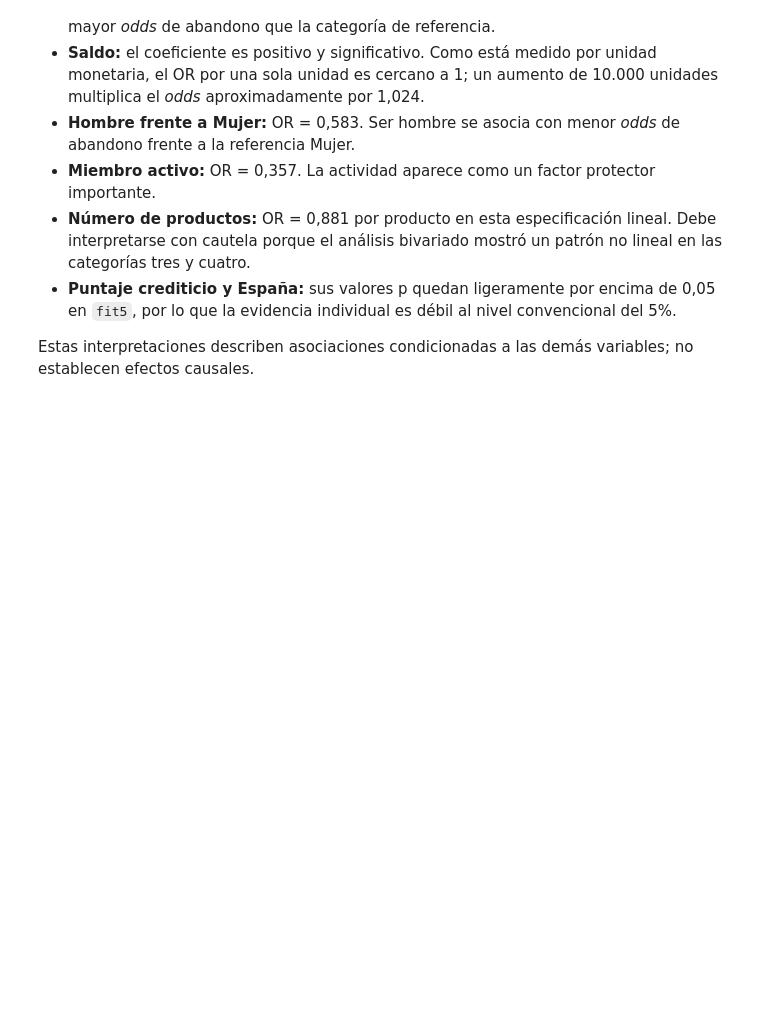
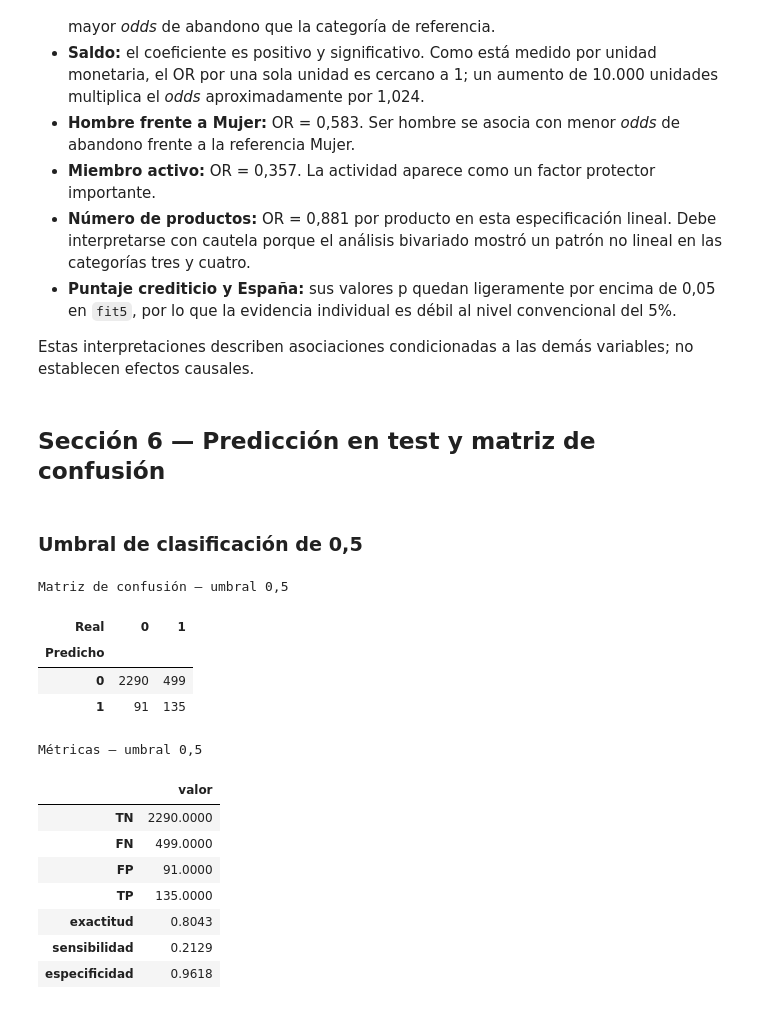
Before and after one commit to martinfgaleano-crypto/Taller_Regresion_Logistica, a Jupyter notebook: Taller_Abandono_Producto_Financiero.ipynb, the cells around one changed output. Cells and saved outputs as stored; diff of their text form; code cells hidden in the pictures; blank space fills up the shorter version.

Commit message:
Punto 6: matriz de confusion e indicadores

```diff
--- a/Taller_Abandono_Producto_Financiero.ipynb
+++ b/Taller_Abandono_Producto_Financiero.ipynb
@@ -655,3 +655,56 @@ Se selecciona `fit5`. Su AIC es **5.949,81**, el menor de los seis modelos. El m
 - **Puntaje crediticio y España:** sus valores p quedan ligeramente por encima de 0,05 en `fit5`, por lo que la evidencia individual es débil al nivel convencional del 5%.
 
 Estas interpretaciones describen asociaciones condicionadas a las demás variables; no establecen efectos causales.
+# %% [markdown]
+## Sección 6 — Predicción en test y matriz de confusión
+# %% [markdown]
+### Umbral de clasificación de 0,5
+# %%
+def evaluar_umbral(probabilidades, respuesta_real, umbral):
+    prediccion = np.where(probabilidades > umbral, 1, 0)
+    matriz = pd.crosstab(
+        pd.Series(prediccion, index=respuesta_real.index, name="Predicho"),
+        respuesta_real.rename("Real")
+    ).reindex(index=[0, 1], columns=[0, 1], fill_value=0)
+
+    tn = int(matriz.loc[0, 0])
+    fn = int(matriz.loc[0, 1])
+    fp = int(matriz.loc[1, 0])
+    tp = int(matriz.loc[1, 1])
+
+    metricas = pd.Series({
+        "TN": tn,
+        "FN": fn,
+        "FP": fp,
+        "TP": tp,
+        "exactitud": (tp + tn) / (tp + tn + fp + fn),
+        "sensibilidad": tp / (tp + fn),
+        "especificidad": tn / (tn + fp),
+    })
+    return prediccion, matriz, metricas
+
+
+probs = logit_fits.predict(Test_Data)
+pred_05, matriz_05, metricas_05 = evaluar_umbral(
+    probs, Test_Data["abandono"], 0.5
+)
+
+print("Matriz de confusión — umbral 0,5")
+display(matriz_05)
+print("Métricas — umbral 0,5")
+display(metricas_05.to_frame("valor").round(4))
+# %% [output]
+Matriz de confusión — umbral 0,5
+| Real | 0 | 1 |
+| Predicho |  |  |
+| 0 | 2290 | 499 |
+| 1 | 91 | 135 |
+Métricas — umbral 0,5
+|  | valor |
+| TN | 2290.0000 |
+| FN | 499.0000 |
+| FP | 91.0000 |
+| TP | 135.0000 |
+| exactitud | 0.8043 |
+| sensibilidad | 0.2129 |
+| especificidad | 0.9618 |
```
Also changed, not shown: parts of 5 cells of this notebook.
